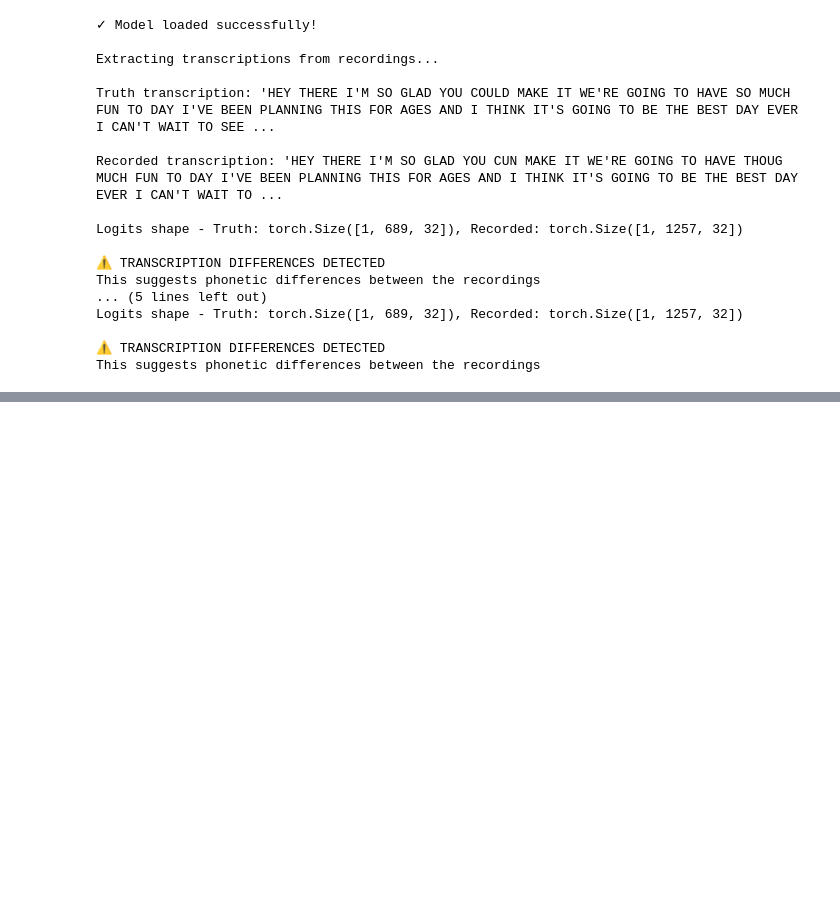
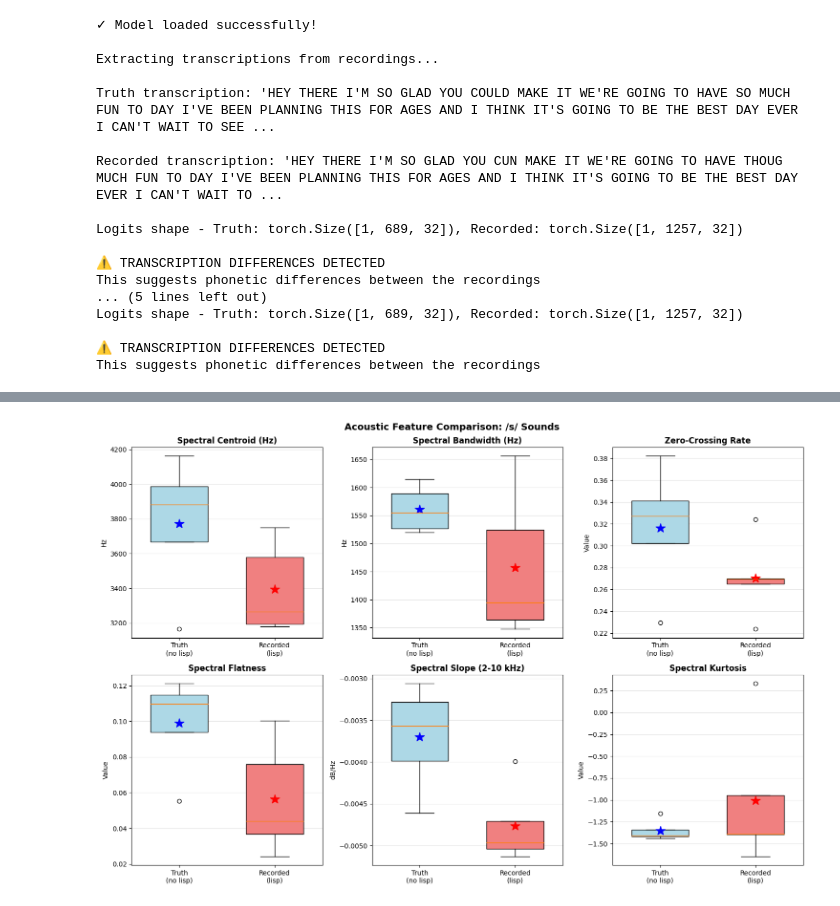
Before and after one commit to A-Sarpall/Phoniverse, a Jupyter notebook: backend/phoneme.ipynb, the cells around one changed output, grey strips where cells are left out. Saved outputs shown, nothing was run; the diff lists cells and outputs as text; code cells hidden in the pictures; blank space fills up the shorter version.

```diff
--- a/backend/phoneme.ipynb
+++ b/backend/phoneme.ipynb
@@ -438,0 +926,82 @@ Word 44: 'YOU' → 'USE'
+# %%
+# Step 3: Compare /s/ acoustics between truth and recorded
+# Normalize features using z-scores within speaker
+
+import pandas as pd
+
+# Convert to DataFrames for easier analysis
+df_truth = pd.DataFrame(truth_features)
+df_rec = pd.DataFrame(rec_features)
+
+# Filter for /s/ sounds only
+df_truth_s = df_truth[df_truth['type'] == 's'].copy()
+df_rec_s = df_rec[df_rec['type'] == 's'].copy()
+
+print("=== /s/ Sound Analysis ===\n")
+print(f"Truth recording: {len(df_truth_s)} /s/ sounds")
+print(f"Recorded (lisp): {len(df_rec_s)} /s/ sounds\n")
+
+if len(df_truth_s) > 0 and len(df_rec_s) > 0:
+    # Calculate statistics
+    feature_cols = ['centroid_mean', 'bandwidth_mean', 'zcr_mean', 'flatness_mean',
+                    'spectral_slope_mean', 'spectral_kurtosis']
+
+    print("=== Acoustic Feature Comparison ===\n")
+    print(f"{'Feature':<25} {'Truth (no lisp)':<20} {'Recorded (lisp)':<20} {'Difference'}")
+    print("-" * 85)
+
+    for col in feature_cols:
+        if col in df_truth_s.columns and col in df_rec_s.columns:
+            truth_mean = df_truth_s[col].mean()
+            rec_mean = df_rec_s[col].mean()
+            diff = rec_mean - truth_mean
+            diff_pct = (diff / truth_mean * 100) if truth_mean != 0 else 0
+
+            # Format based on feature type
+            if 'centroid' in col or 'bandwidth' in col or 'rolloff' in col:
+                print(f"{col:<25} {truth_mean:>8.0f} Hz          {rec_mean:>8.0f} Hz          {diff:>+7.0f} Hz ({diff_pct:+.1f}%)")
+            elif 'slope' in col:
+                print(f"{col:<25} {truth_mean:>8.2f} dB/Hz       {rec_mean:>8.2f} dB/Hz       {diff:>+7.2f} ({diff_pct:+.1f}%)")
+            else:
+                print(f"{col:<25} {truth_mean:>8.4f}            {rec_mean:>8.4f}            {diff:>+7.4f} ({diff_pct:+.1f}%)")
+
+    # Visualize key features
+    fig, axes = plt.subplots(2, 3, figsize=(15, 10))
+    fig.suptitle('Acoustic Feature Comparison: /s/ Sounds', fontsize=14, fontweight='bold')
+
+    features_to_plot = [
+        ('centroid_mean', 'Spectral Centroid (Hz)', 'Hz'),
+        ('bandwidth_mean', 'Spectral Bandwidth (Hz)', 'Hz'),
+        ('zcr_mean', 'Zero-Crossing Rate', ''),
+        ('flatness_mean', 'Spectral Flatness', ''),
+        ('spectral_slope_mean', 'Spectral Slope (2-10 kHz)', 'dB/Hz'),
+        ('spectral_kurtosis', 'Spectral Kurtosis', '')
+    ]
+
+    for idx, (col, title, unit) in enumerate(features_to_plot):
+        ax = axes[idx // 3, idx % 3]
+
+        if col in df_truth_s.columns and col in df_rec_s.columns:
+            # Create box plots
+            data_to_plot = [df_truth_s[col].dropna(), df_rec_s[col].dropna()]
+            bp = ax.boxplot(data_to_plot, labels=['Truth\n(no lisp)', 'Recorded\n(lisp)'],
+                           patch_artist=True, widths=0.6)
+
+            # Color the boxes
+            bp['boxes'][0].set_facecolor('lightblue')
+            bp['boxes'][1].set_facecolor('lightcoral')
+
+            ax.set_title(title, fontweight='bold')
+            ax.set_ylabel(unit if unit else 'Value')
+            ax.grid(True, alpha=0.3, axis='y')
+
+            # Add mean markers
+            ax.plot(1, df_truth_s[col].mean(), 'b*', markersize=15, label='Mean')
+            ax.plot(2, df_rec_s[col].mean(), 'r*', markersize=15)
+
+    plt.tight_layout()
+    plt.show()
+
+else:
+    print("⚠️ Not enough /s/ sounds detected for comparison")
+# %% [output]
@@ -438,0 +1023 @@ Word 44: 'YOU' → 'USE'
+[figure, added]
```
Also changed, not shown: parts of 13 cells of this notebook, 10 other files.
